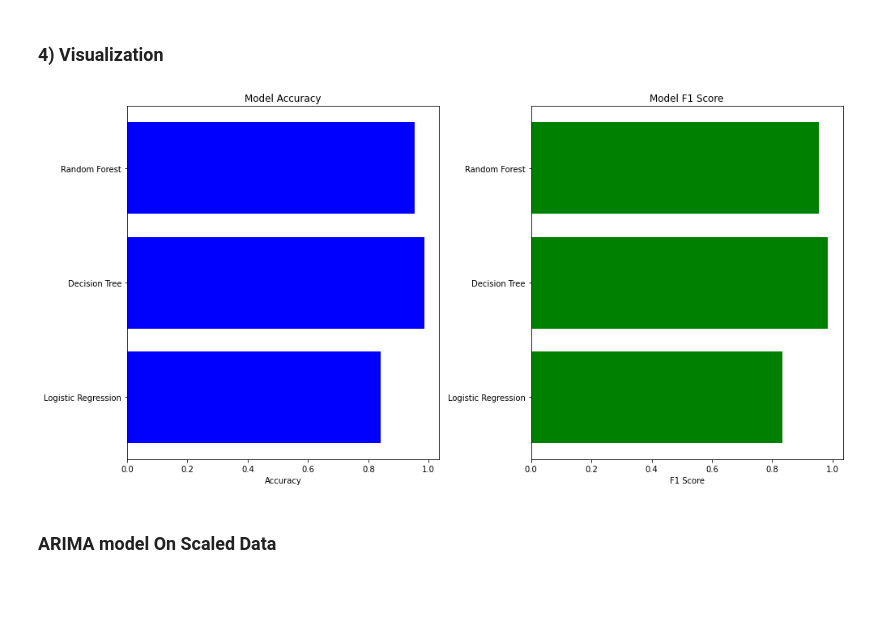
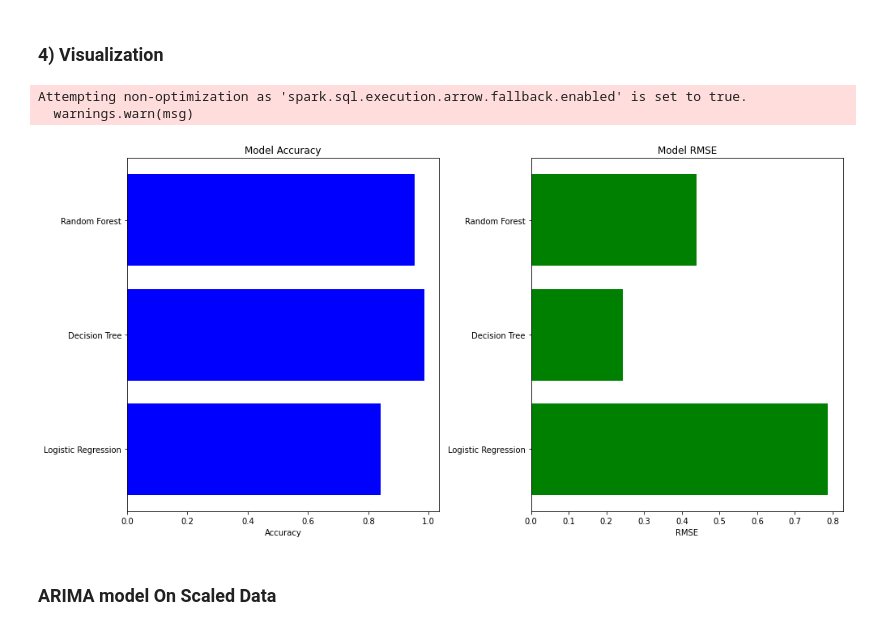
Before and after one commit to Himanshusamal60/Analysis_of_Air_Pollution_in_India, a Jupyter notebook: Analysis_of_pollution.ipynb, the cells around one changed output. Saved outputs shown, nothing was run; the diff lists cells and outputs as text; code cells hidden in the pictures; blank space fills up the shorter version.

```diff
--- a/Analysis_of_pollution.ipynb
+++ b/Analysis_of_pollution.ipynb
@@ -1567,7 +1544,6 @@ assembler = VectorAssembler(inputCols=feature_cols, outputCol='features')
 
 # Split the data into training and testing sets
 train_df, test_df = new_df.randomSplit([0.8, 0.2], seed=42)
-train_df=train_df.persist()
 # %% [markdown]
 ### 2) Model Building with Hyperparameter Tuning
 # %% [markdown]
@@ -2223,52 +2127,31 @@ summary_df.show()
 # %% [markdown]
 ### 4) Visualization
 # %%
-# # Visualization
-# import matplotlib.pyplot as plt
-
-# # Collect the summary data to plot
-# summary_pd = summary_df.toPandas()
-
-# # Plot accuracy and RMSE
-# plt.figure(figsize=(14, 7))
-
-# plt.subplot(1, 2, 1)
-# plt.barh(summary_pd['Model'], summary_pd['Accuracy'], color='blue')
-# plt.xlabel('Accuracy')
-# plt.title('Model Accuracy')
-
-# plt.subplot(1, 2, 2)
-# plt.barh(summary_pd['Model'], summary_pd['RMSE'], color='green')
-# plt.xlabel('RMSE')
-# plt.title('Model RMSE')
-
-# plt.tight_layout()
-# plt.show()
-
-
-
 # Visualization
 import matplotlib.pyplot as plt
 
 # Collect the summary data to plot
 summary_pd = summary_df.toPandas()
 
+# Plot accuracy and RMSE
 plt.figure(figsize=(14, 7))
 
 plt.subplot(1, 2, 1)
 plt.barh(summary_pd['Model'], summary_pd['Accuracy'], color='blue')
 plt.xlabel('Accuracy')
 plt.title('Model Accuracy')
 
 plt.subplot(1, 2, 2)
-plt.barh(summary_pd['Model'], summary_pd['F1 Score'], color='green')
-plt.xlabel('F1 Score')
-plt.title('Model F1 Score')
+plt.barh(summary_pd['Model'], summary_pd['RMSE'], color='green')
+plt.xlabel('RMSE')
+plt.title('Model RMSE')
 
 plt.tight_layout()
 plt.show()
 # %% [output]
+Attempting non-optimization as 'spark.sql.execution.arrow.fallback.enabled' is set to true.
+  warnings.warn(msg)
-[figure, old version]
+[figure, new version]
 # %% [markdown]
 ### ARIMA model On Scaled Data
 # %%
```
Also changed, not shown: parts of 37 cells of this notebook.
